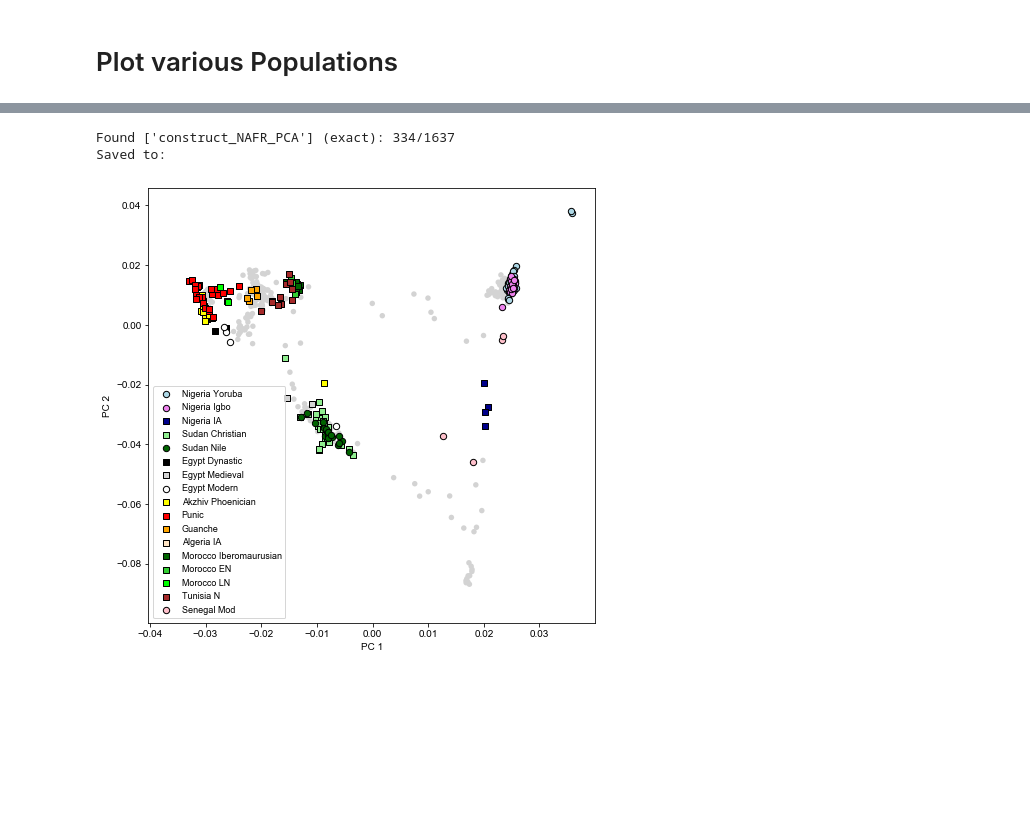
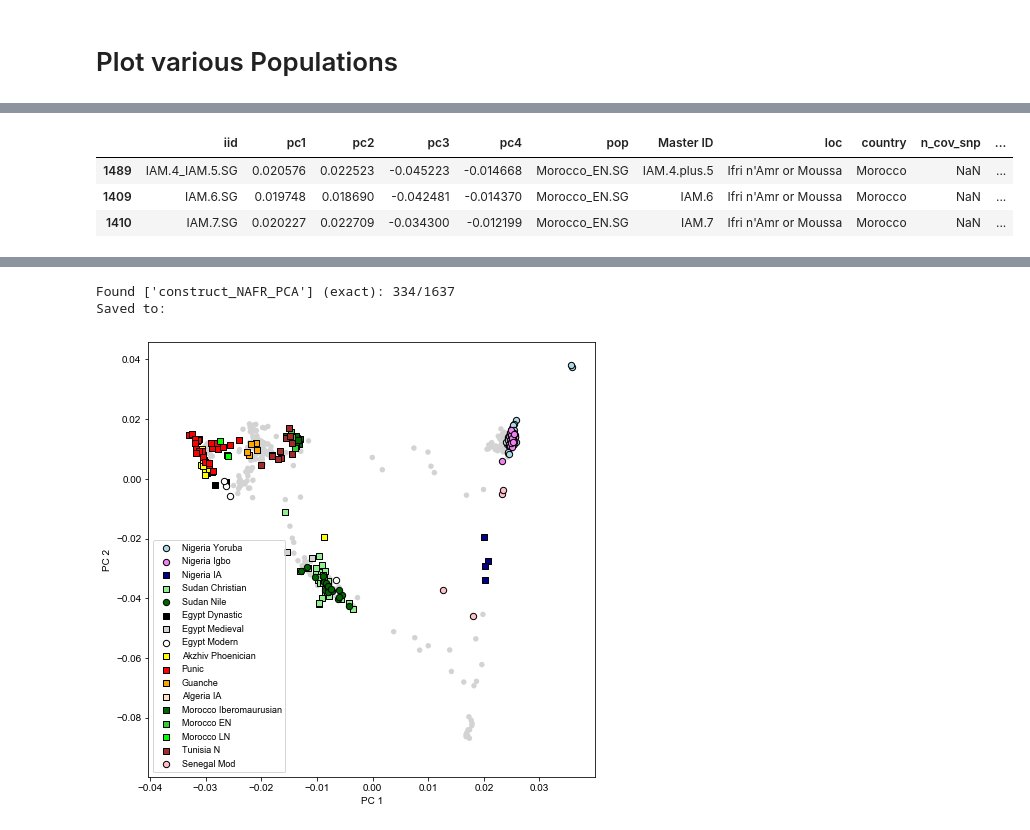
Before and after one commit to hringbauer/punic_aDNA, a Jupyter notebook: notebooks/pca/plot_pca_nafr.ipynb, the cells around one changed output, grey strips where cells are left out. Saved outputs shown, nothing was run; the diff lists cells and outputs as text; code cells hidden in the pictures; blank space fills up the shorter version.

```diff
--- a/notebooks/pca/plot_pca_nafr.ipynb
+++ b/notebooks/pca/plot_pca_nafr.ipynb
@@ -386,0 +353,7 @@ df_pun_afr
+# %%
+df_mor_en.sort_values(by="pc3")
+# %% [output]
+|  | iid | pc1 | pc2 | pc3 | pc4 | pop | Master ID | loc | country | n_cov_snp | ... |
+| 1489 | IAM.4_IAM.5.SG | 0.020576 | 0.022523 | -0.045223 | -0.014668 | Morocco_EN.SG | IAM.4.plus.5 | Ifri n'Amr or Moussa | Morocco | NaN | ... |
+| 1409 | IAM.6.SG | 0.019748 | 0.018690 | -0.042481 | -0.014370 | Morocco_EN.SG | IAM.6 | Ifri n'Amr or Moussa | Morocco | NaN | ... |
+| 1410 | IAM.7.SG | 0.020227 | 0.022709 | -0.034300 | -0.012199 | Morocco_EN.SG | IAM.7 | Ifri n'Amr or Moussa | Morocco | NaN | ... |
```
Also changed, not shown: parts of 12 cells of this notebook, 1 other file.
